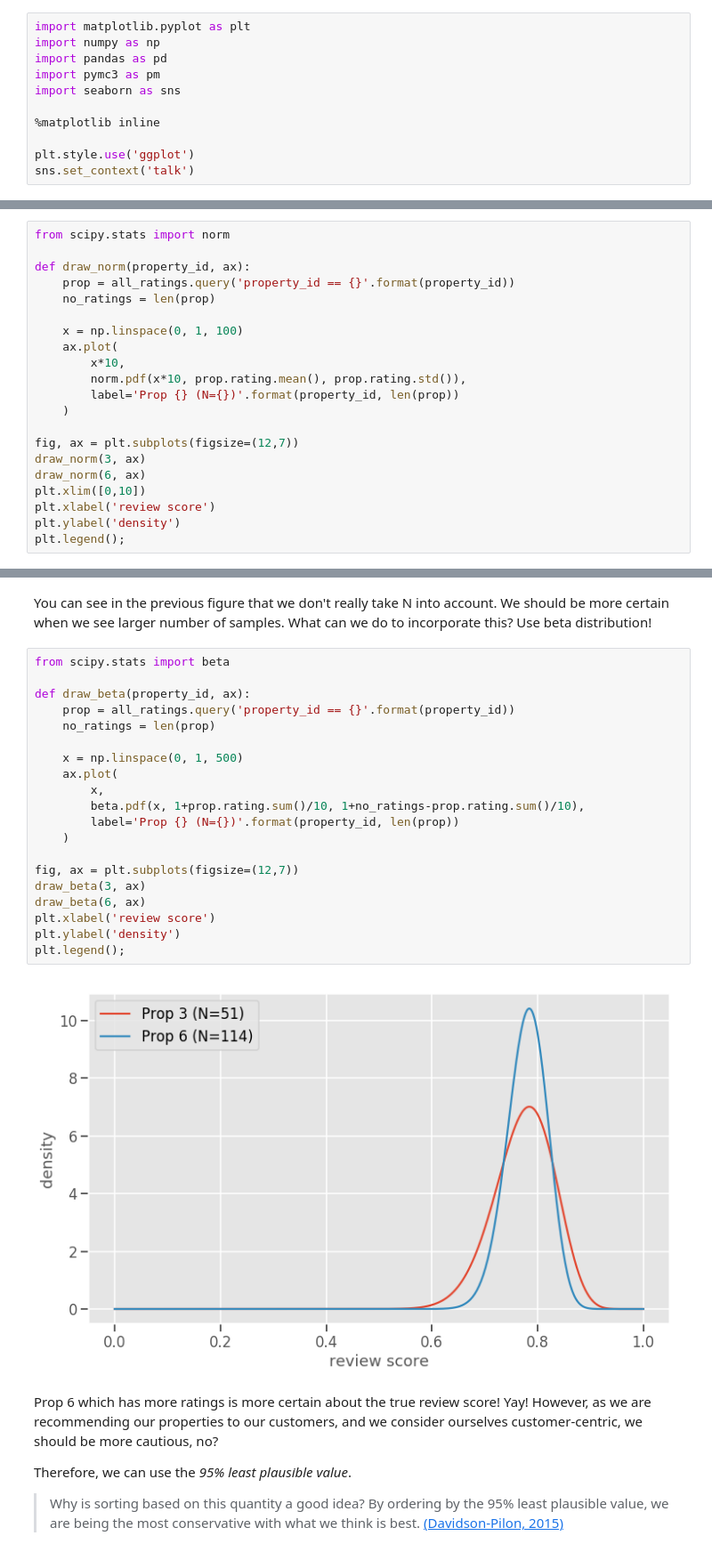
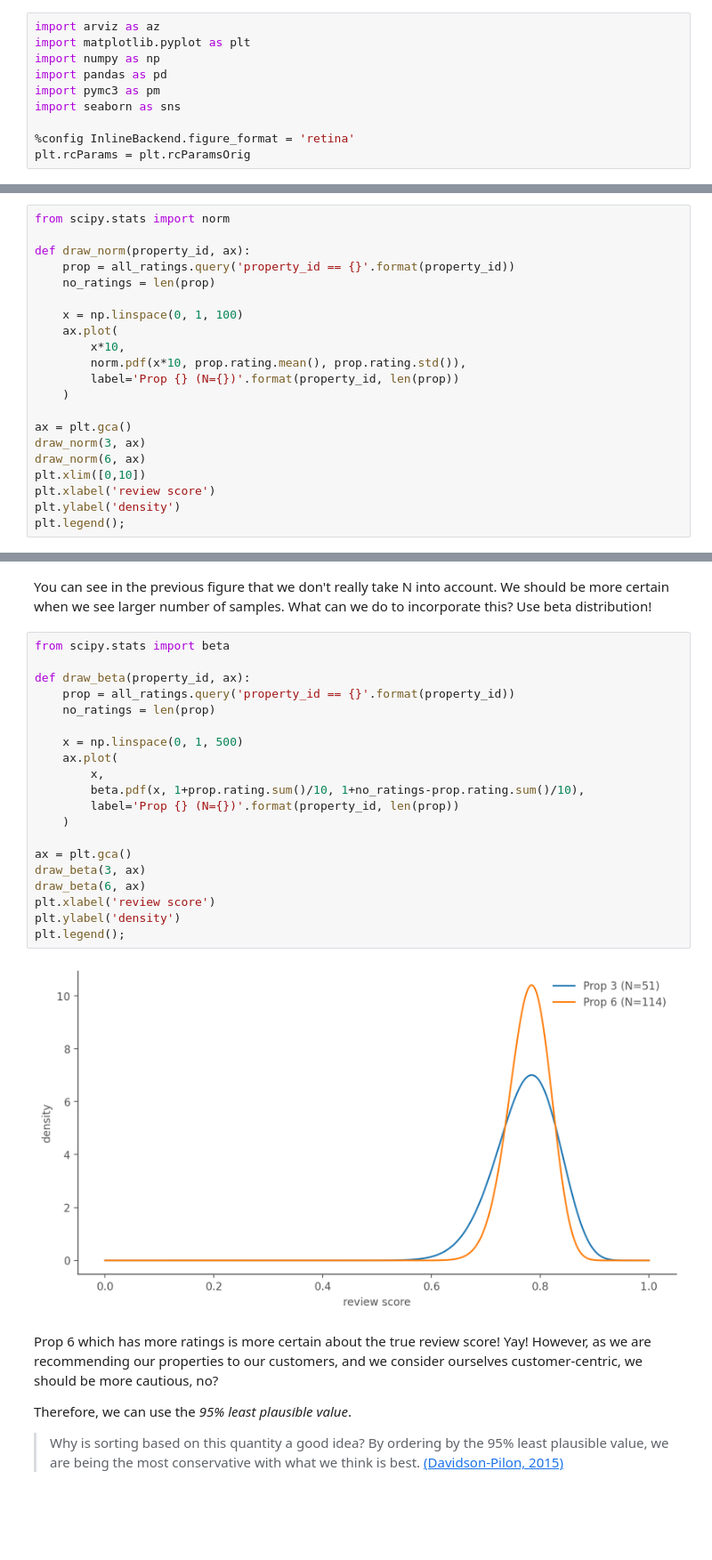
Before and after one commit to aliakbars/talks, a Jupyter notebook: Probabilistic Programming.ipynb, the cells around one changed output, grey strips where cells are left out. Shown at 89% size. Saved outputs shown, nothing was run; the diff lists cells and outputs as text; blank space fills up the shorter version.

```diff
--- a/Probabilistic Programming.ipynb
+++ b/Probabilistic Programming.ipynb
@@ -1,12 +1,11 @@
 # %%
+import arviz as az
 import matplotlib.pyplot as plt
 import numpy as np
 import pandas as pd
 import pymc3 as pm
 import seaborn as sns
 
-%matplotlib inline
-
-plt.style.use('ggplot')
-sns.set_context('talk')
+%config InlineBackend.figure_format = 'retina'
+plt.rcParams = plt.rcParamsOrig
 # %% [markdown]
@@ -160,7 +176,7 @@ def draw_norm(property_id, ax):
         label='Prop {} (N={})'.format(property_id, len(prop))
     )
 
-fig, ax = plt.subplots(figsize=(12,7))
+ax = plt.gca()
 draw_norm(3, ax)
 draw_norm(6, ax)
 plt.xlim([0,10])
@@ -174,25 +190,25 @@ You can see in the previous figure that we don't really take N into account. We
 # %%
 from scipy.stats import beta
 
 def draw_beta(property_id, ax):
     prop = all_ratings.query('property_id == {}'.format(property_id))
     no_ratings = len(prop)
 
     x = np.linspace(0, 1, 500)
     ax.plot(
         x,
         beta.pdf(x, 1+prop.rating.sum()/10, 1+no_ratings-prop.rating.sum()/10),
         label='Prop {} (N={})'.format(property_id, len(prop))
     )
 
-fig, ax = plt.subplots(figsize=(12,7))
+ax = plt.gca()
 draw_beta(3, ax)
 draw_beta(6, ax)
 plt.xlabel('review score')
 plt.ylabel('density')
 plt.legend();
 # %% [output]
-[figure, old version]
+[figure, new version]
 # %% [markdown]
 Prop 6 which has more ratings is more certain about the true review score! Yay! However, as we are recommending our properties to our customers, and we consider ourselves customer-centric, we should be more cautious, no?
 
```
Also changed, not shown: parts of 26 cells of this notebook.
